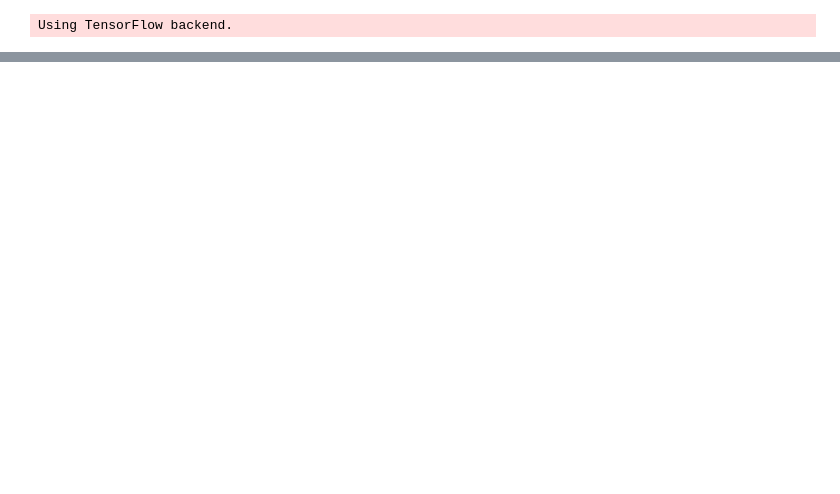
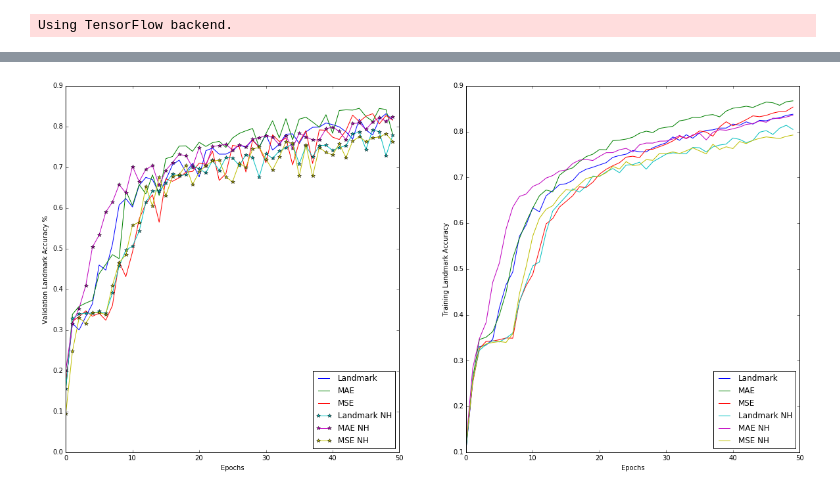
Before and after one commit to danakianfar/landmark_detection, a Jupyter notebook: evaluation.ipynb, the cells around one changed output, grey strips where cells are left out. Drawn from its saved outputs; the diff is of its cells as text; code cells hidden in the pictures; blank space fills up the shorter version.

```diff
--- a/evaluation.ipynb
+++ b/evaluation.ipynb
@@ -134,0 +110,50 @@ array([ 0.03973389, -0.38354492, -0.92285156], dtype=float16)
+# %%
+import pickle
+import matplotlib.pyplot as plt
+with open('models/HeadTrue-TowerFalse-2D-landmark_loss-non_spatial-[4.910250957147249, 0.8166212013640004].history', 'rb') as f:
+    history_landmark = pickle.load(f)
+
+with open('models/HeadTrue-TowerFalse-2D-mean_absolute_error-non_spatial-[2.0025351818161781, 0.7804442103567697].history', 'rb') as f:
+    history_mae = pickle.load(f)
+
+with open('models/HeadTrue-TowerFalse-2D-mean_squared_error-non_spatial-[5.4612291761799554, 0.81560168234360653].history', 'rb') as f:
+    history_mse = pickle.load(f)
+
+with open('models/HeadFalse-TowerFalse-2D-landmark_loss-non_spatial-[6.0355695522192754, 0.7780914918131403].history', 'rb') as f:
+    history_landmark_nohead = pickle.load(f)
+
+with open('models/HeadFalse-TowerFalse-2D-mean_absolute_error-non_spatial-[1.7898727505155756, 0.82330292499950175].history', 'rb') as f:
+    history_mae_nohead = pickle.load(f)
+
+with open('models/HeadFalse-TowerFalse-2D-mean_squared_error-non_spatial-[7.0365000420303581, 0.76336346098766239].history', 'rb') as f:
+    history_mse_nohead = pickle.load(f)
+# %%
+plt.figure(figsize=(20,10))
+plt.subplot(1,2,1)
+plt.plot(history_landmark['val_landmark_accuracy'], label='Landmark')
+plt.plot(history_mae['val_landmark_accuracy'], label='MAE')
+plt.plot(history_mse['val_landmark_accuracy'], label='MSE')
+
+plt.plot(history_landmark_nohead['val_landmark_accuracy'], '*-', label='Landmark NH')
+plt.plot(history_mae_nohead['val_landmark_accuracy'], '*-', label='MAE NH')
+plt.plot(history_mse_nohead['val_landmark_accuracy'], '*-', label='MSE NH')
+
+plt.legend(loc='lower right')
+plt.xlabel('Epochs')
+plt.ylabel('Validation Landmark Accuracy %')
+
+plt.subplot(1,2,2)
+plt.plot(history_landmark['landmark_accuracy'], label='Landmark')
+plt.plot(history_mae['landmark_accuracy'], label='MAE')
+plt.plot(history_mse['landmark_accuracy'], label='MSE')
+
+plt.plot(history_landmark_nohead['landmark_accuracy'], label='Landmark NH')
+plt.plot(history_mae_nohead['landmark_accuracy'], label='MAE NH')
+plt.plot(history_mse_nohead['landmark_accuracy'], label='MSE NH')
+
+plt.legend(loc='lower right')
+plt.xlabel('Epochs')
+plt.ylabel('Training Landmark Accuracy')
+plt.show()
+# %% [output]
+[figure, added]
```
Also changed, not shown: parts of 12 cells of this notebook, 1 other file.
